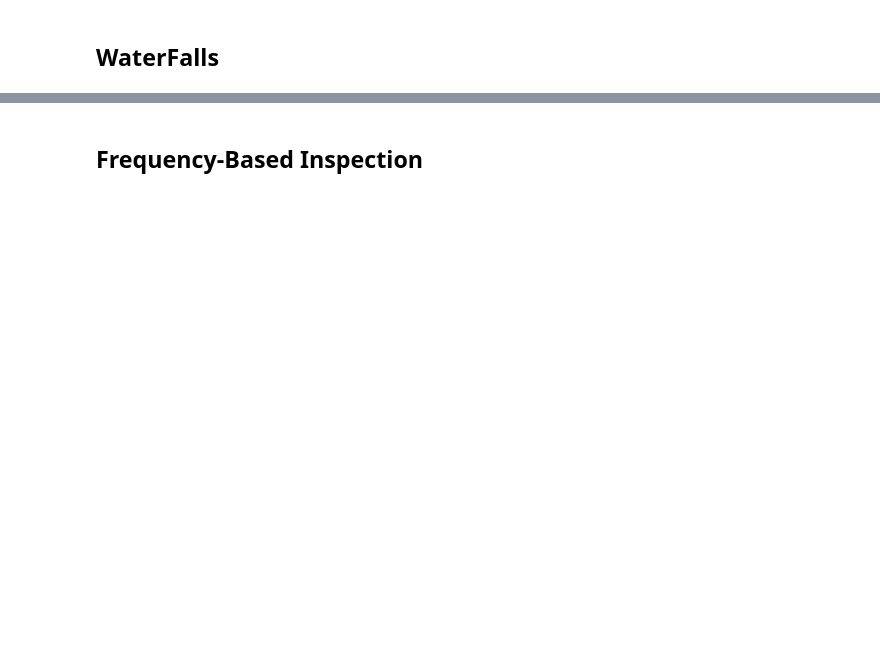
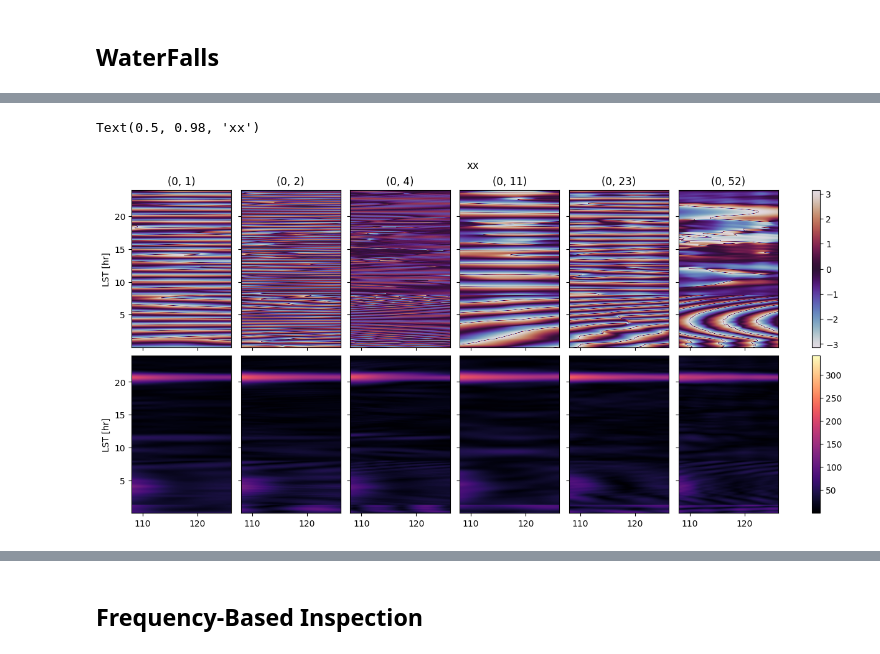
Before and after one commit to RajorshiSChandra/validation-sim, a Jupyter notebook: notebooks/inspect-ptsrc.ipynb, the cells around one changed output, grey strips where cells are left out. Saved outputs shown, nothing was run; the diff lists cells and outputs as text; code cells hidden in the pictures; blank space fills up the shorter version.

```diff
--- a/notebooks/inspect-ptsrc.ipynb
+++ b/notebooks/inspect-ptsrc.ipynb
@@ -84,0 +125,6 @@ Text(1, 0.9, 'yy amp')
+# %%
+plot_multibl_waterfall(freqs[1], all_data[1], pols=(0,))
+plt.suptitle("xx")
+# %% [output]
+Text(0.5, 0.98, 'xx')
+[figure, added]
```
Also changed, not shown: parts of 58 cells of this notebook, 33 other files.
